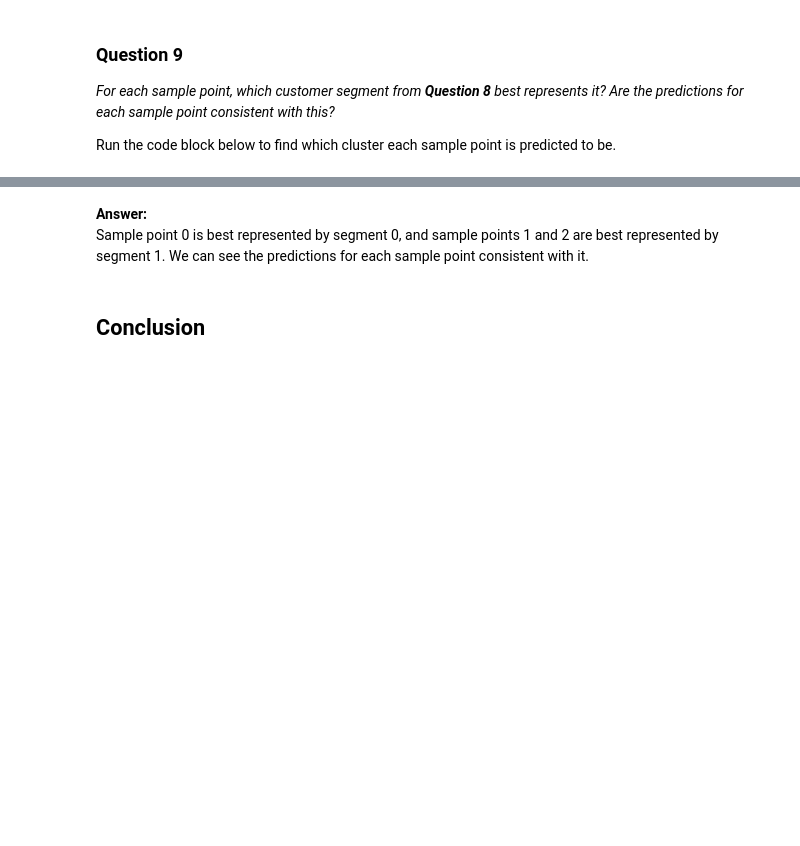
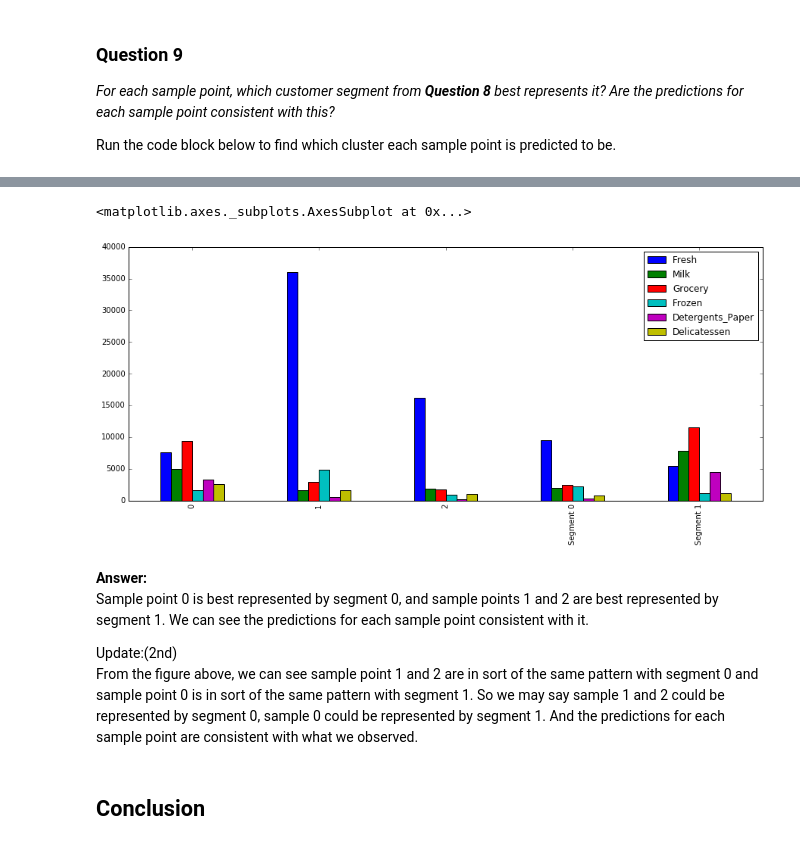
Before and after one commit to TerenceCooper/machine-learning, a Jupyter notebook: projects/creating_customer_segments/customer_segments.ipynb, the cells around one changed output, grey strips where cells are left out. Drawn from its saved outputs; the diff is of its cells as text; code cells hidden in the pictures; blank space fills up the shorter version.

```diff
--- a/projects/creating_customer_segments/customer_segments.ipynb
+++ b/projects/creating_customer_segments/customer_segments.ipynb
@@ -497,6 +522,17 @@ Sample point 2 predicted to be in Cluster 1
+# %%
+# compare samples with centers
+samples_bar1 = samples.append(true_centers.loc['Segment 0'])
+samples_bar1 = samples_bar1.append(true_centers.loc['Segment 1'])
+samples_bar1.plot(kind='bar', figsize=(15, 6))
+# %% [output]
+<matplotlib.axes._subplots.AxesSubplot at 0x...>
+[figure, added]
 # %% [markdown]
 **Answer:**
     Sample point 0 is best represented by segment 0, and sample points 1 and 2 are best represented by segment 1. We can see the predictions for each sample point consistent with it.
+
+Update:(2nd)
+    From the figure above, we can see sample point 1 and 2 are in sort of the same pattern with segment 0 and sample point 0 is in sort of the same pattern with segment 1. So we may say sample 1 and 2 could be represented by segment 0, sample 0 could be represented by segment 1. And the predictions for each sample point are consistent with what we observed.
 # %% [markdown]
 ## Conclusion
 # %% [markdown]
```
Also changed, not shown: parts of 9 cells of this notebook, 1 other file.
